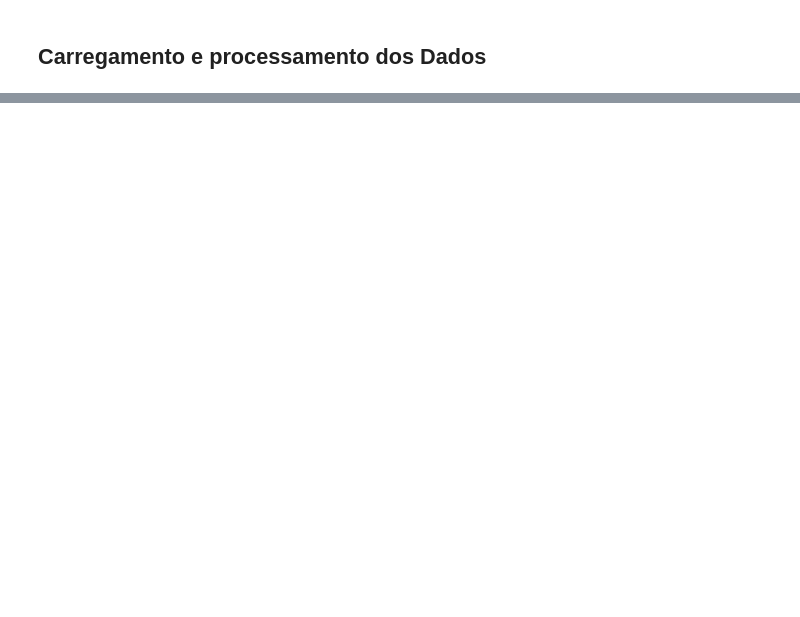
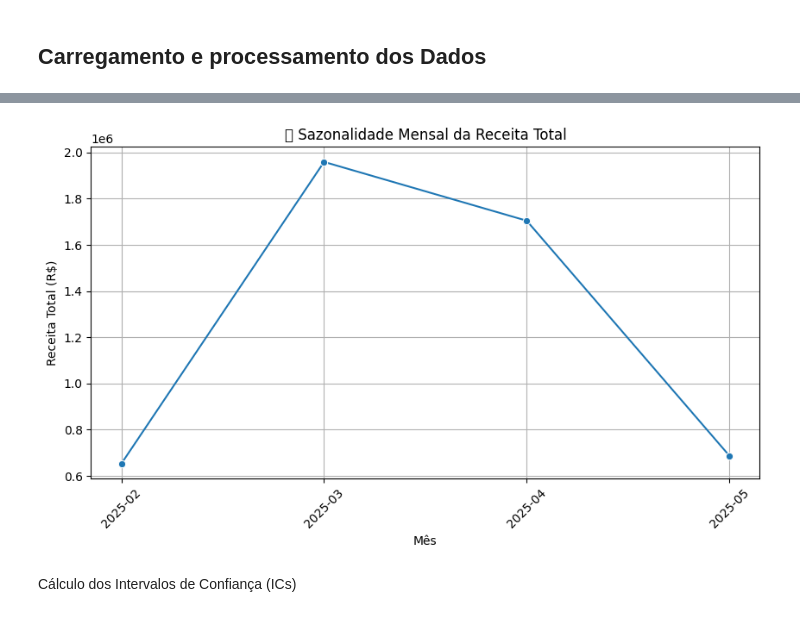
Before and after one commit to JonasLima99/EQUIPE-WOLF---ESTATISTICA-E-PROB, a Jupyter notebook: notebooks/main_analise.ipynb, the cells around one changed output, grey strips where cells are left out. Saved outputs shown, nothing was run; the diff lists cells and outputs as text; code cells hidden in the pictures; blank space fills up the shorter version.

```diff
--- a/notebooks/main_analise.ipynb
+++ b/notebooks/main_analise.ipynb
@@ -43,0 +288,10 @@ Id
+# %%
+# Calculo da Receita Total e Ticket Médio por mês
+
+df_sazonalidade = df_pedidos.groupby('Ano_Mes').agg(
+    Receita_Mensal=('Receita', 'sum'),
+    Ticket_Medio_Mensal=('Ticket_Medio', 'mean')
+).reset_index()
+# %%
+# Conversão para string
+df_sazonalidade['Ano_Mes'] = df_sazonalidade['Ano_Mes'].astype(str)
@@ -43,0 +319,15 @@ Id
+# %%
+# Série Temporal da Receita Mensal
+
+plt.figure(figsize=(10, 5))
+sns.lineplot(data=df_sazonalidade, x='Ano_Mes', y='Receita_Mensal', marker='o')
+plt.title('📈 Sazonalidade Mensal da Receita Total')
+plt.xlabel('Mês')
+plt.ylabel('Receita Total (R$)')
+plt.grid(True)
+plt.xticks(rotation=45)
+plt.show()
+# %% [output]
+[figure, added]
+# %% [markdown]
+Cálculo dos Intervalos de Confiança (ICs)
```
Also changed, not shown: parts of 51 cells of this notebook, 1 other file.
